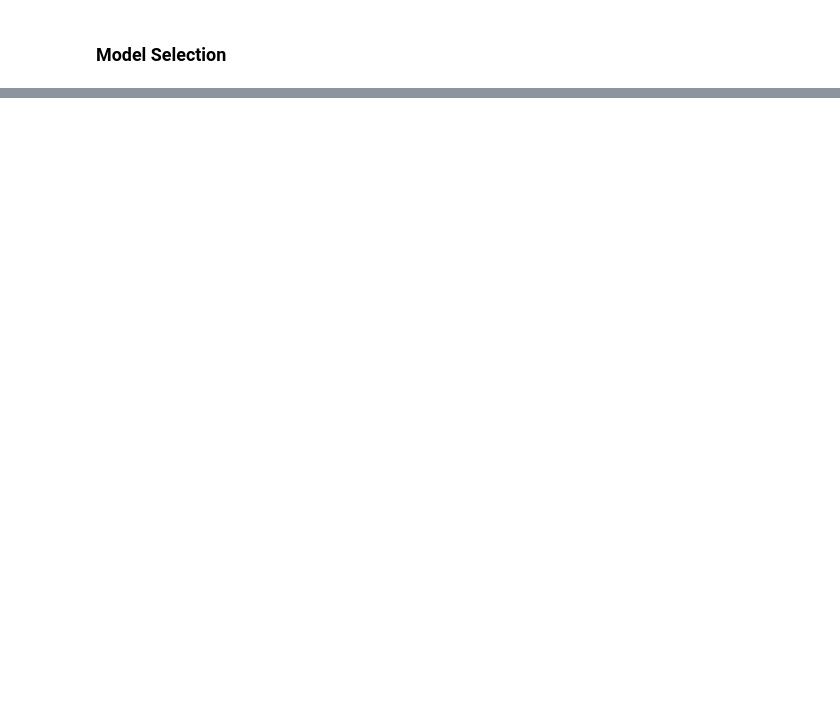
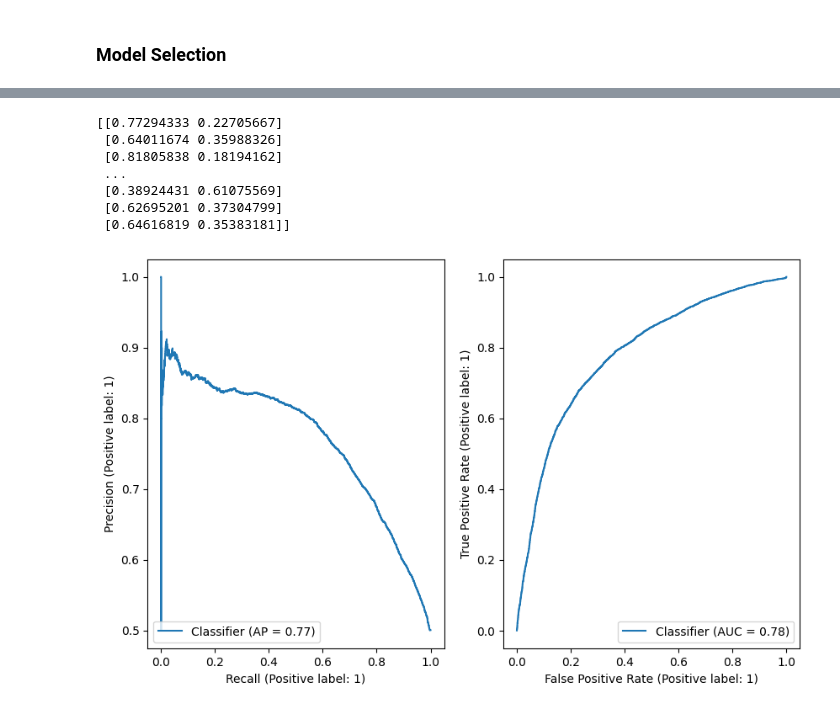
Before and after one commit to Shivam-3921/cardio_disease_prediction, a Jupyter notebook: cardio_diesease.ipynb, the cells around one changed output, grey strips where cells are left out. Cells and saved outputs as stored; diff of their text form; code cells hidden in the pictures; blank space fills up the shorter version.

```diff
--- a/cardio_diesease.ipynb
+++ b/cardio_diesease.ipynb
@@ -332,0 +335,5 @@ plt.tight_layout()
+# %%
+LR = LogisticRegression()
+lR = LR.fit(X_train, y_train)
+# %%
+y_pred = LR.predict(X_test)
@@ -332,0 +373,19 @@ plt.tight_layout()
+# %%
+fpr , tpr, thresholds = roc_curve(y_test, y_pred)
+roc_auc = auc(fpr,tpr)
+# %%
+fig,ax = plt.subplots(1,2, figsize = (10,6))
+y_pred = LR.predict_proba(X_test)
+print(y_pred)
+PrecisionRecallDisplay(precision= precision, recall= recall).from_predictions(y_test,y_pred[:,1], ax= ax[0])
+RocCurveDisplay(fpr = fpr,tpr = tpr, roc_auc= roc_auc).from_predictions(y_test, y_pred[:,1], ax = ax[1])
+plt.show()
+# %% [output]
+[[0.77294333 0.22705667]
+ [0.64011674 0.35988326]
+ [0.81805838 0.18194162]
+ ...
+ [0.38924431 0.61075569]
+ [0.62695201 0.37304799]
+ [0.64616819 0.35383181]]
+[figure, added]
```
Also changed, not shown: parts of 10 cells of this notebook.
